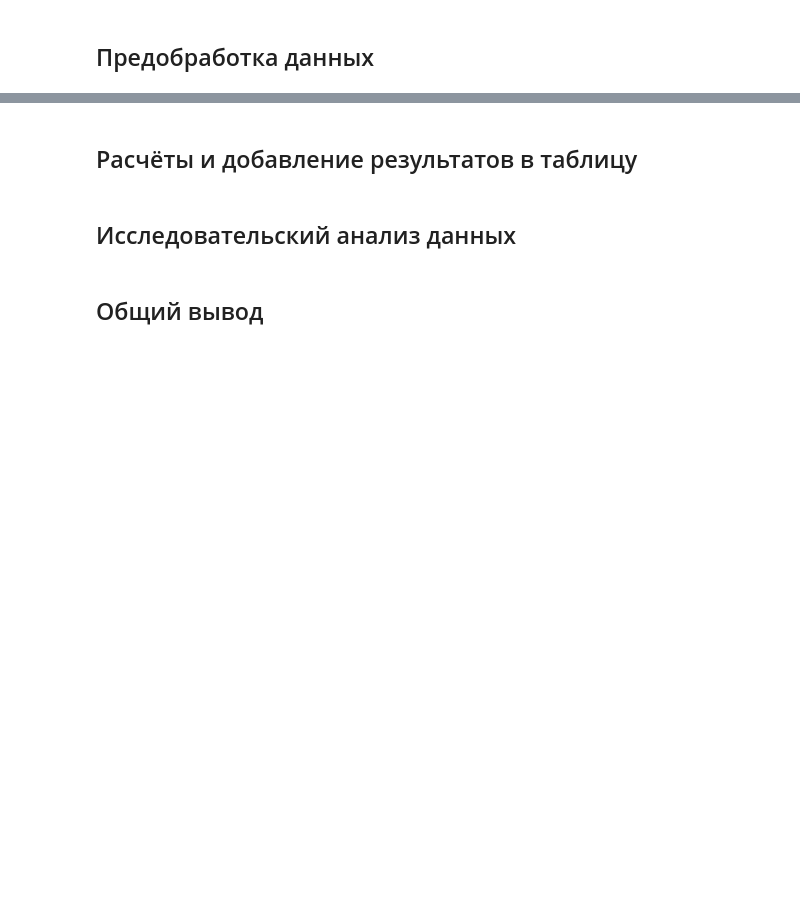
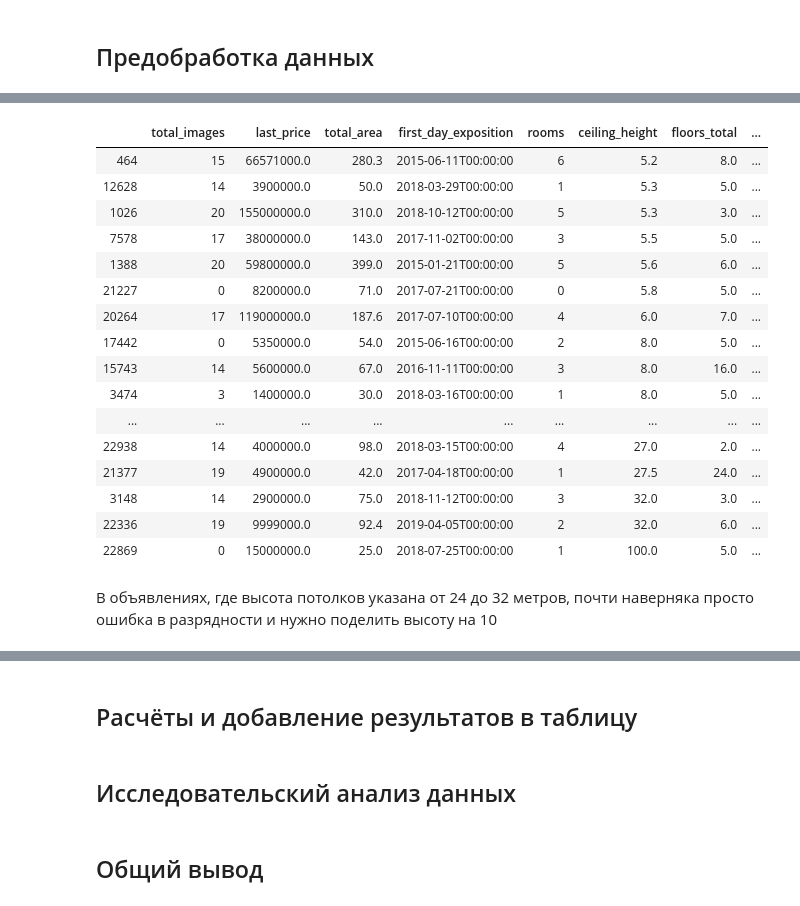
Before and after one commit to mazor86/praktikum_data_science, a Jupyter notebook: sprint_04/mazor86_sprint_04.ipynb, the cells around one changed output, grey strips where cells are left out. Drawn from its saved outputs; the diff is of its cells as text; code cells hidden in the pictures; blank space fills up the shorter version.

```diff
--- a/sprint_04/mazor86_sprint_04.ipynb
+++ b/sprint_04/mazor86_sprint_04.ipynb
@@ -55,0 +109,22 @@ memory usage: 3.7+ MB
+# %%
+data[data['ceiling_height'] > 5].sort_values(by='ceiling_height')
+# %% [output]
+|  | total_images | last_price | total_area | first_day_exposition | rooms | ceiling_height | floors_total | ... |
+| 464 | 15 | 66571000.0 | 280.3 | 2015-06-11T00:00:00 | 6 | 5.2 | 8.0 | ... |
+| 12628 | 14 | 3900000.0 | 50.0 | 2018-03-29T00:00:00 | 1 | 5.3 | 5.0 | ... |
+| 1026 | 20 | 155000000.0 | 310.0 | 2018-10-12T00:00:00 | 5 | 5.3 | 3.0 | ... |
+| 7578 | 17 | 38000000.0 | 143.0 | 2017-11-02T00:00:00 | 3 | 5.5 | 5.0 | ... |
+| 1388 | 20 | 59800000.0 | 399.0 | 2015-01-21T00:00:00 | 5 | 5.6 | 6.0 | ... |
+| 21227 | 0 | 8200000.0 | 71.0 | 2017-07-21T00:00:00 | 0 | 5.8 | 5.0 | ... |
+| 20264 | 17 | 119000000.0 | 187.6 | 2017-07-10T00:00:00 | 4 | 6.0 | 7.0 | ... |
+| 17442 | 0 | 5350000.0 | 54.0 | 2015-06-16T00:00:00 | 2 | 8.0 | 5.0 | ... |
+| 15743 | 14 | 5600000.0 | 67.0 | 2016-11-11T00:00:00 | 3 | 8.0 | 16.0 | ... |
+| 3474 | 3 | 1400000.0 | 30.0 | 2018-03-16T00:00:00 | 1 | 8.0 | 5.0 | ... |
+| ... | ... | ... | ... | ... | ... | ... | ... | ... |
+| 22938 | 14 | 4000000.0 | 98.0 | 2018-03-15T00:00:00 | 4 | 27.0 | 2.0 | ... |
+| 21377 | 19 | 4900000.0 | 42.0 | 2017-04-18T00:00:00 | 1 | 27.5 | 24.0 | ... |
+| 3148 | 14 | 2900000.0 | 75.0 | 2018-11-12T00:00:00 | 3 | 32.0 | 3.0 | ... |
+| 22336 | 19 | 9999000.0 | 92.4 | 2019-04-05T00:00:00 | 2 | 32.0 | 6.0 | ... |
+| 22869 | 0 | 15000000.0 | 25.0 | 2018-07-25T00:00:00 | 1 | 100.0 | 5.0 | ... |
+# %% [markdown]
+В объявлениях, где высота потолков указана от 24 до 32 метров, почти наверняка просто ошибка в разрядности и нужно поделить высоту на 10
```
Also changed, not shown: parts of 17 cells of this notebook, 1 other file.
